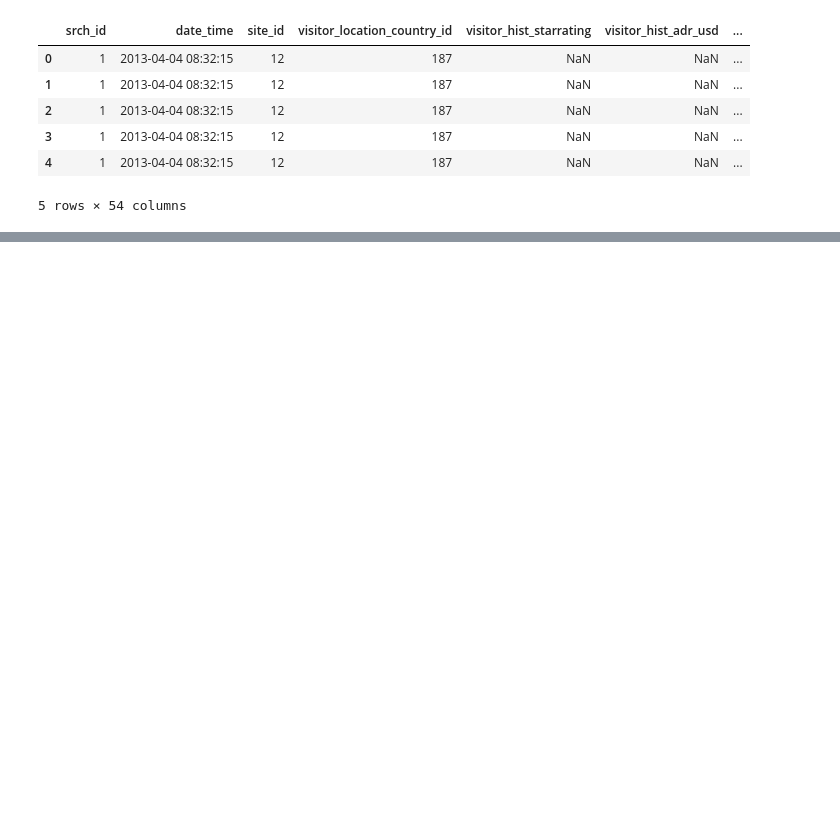
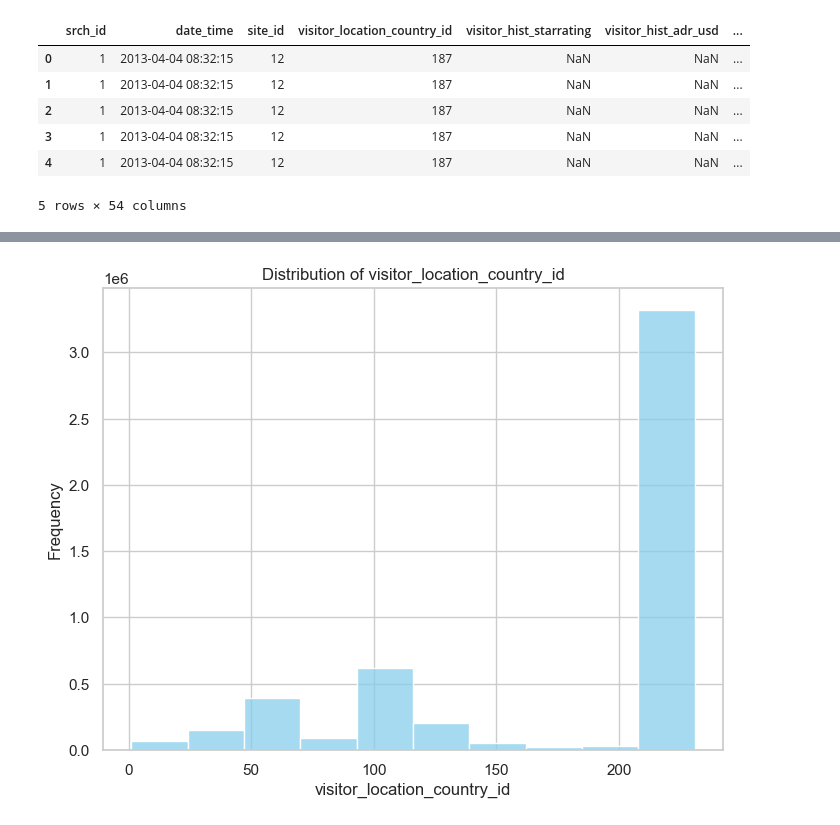
Before and after one commit to Leodom01/X_400108-DataMiningTechniques, a Jupyter notebook: EDA.ipynb, the cells around one changed output, grey strips where cells are left out. Drawn from its saved outputs; the diff is of its cells as text; code cells hidden in the pictures; blank space fills up the shorter version.

```diff
--- a/EDA.ipynb
+++ b/EDA.ipynb
@@ -36,0 +84,12 @@ df.drop(columns=drop_columns, inplace=True)
+# %%
+sns.set(style="whitegrid")
+
+# Plot distribution of the selected attribute
+plt.figure(figsize=(8, 6))
+sns.histplot(data=df['visitor_location_country_id'], kde=False, color='skyblue', bins=10)
+plt.title('Distribution of visitor_location_country_id')
+plt.xlabel('visitor_location_country_id')
+plt.ylabel('Frequency')
+plt.show()
+# %% [output]
+[figure, added]
```
Also changed, not shown: parts of 24 cells of this notebook.
